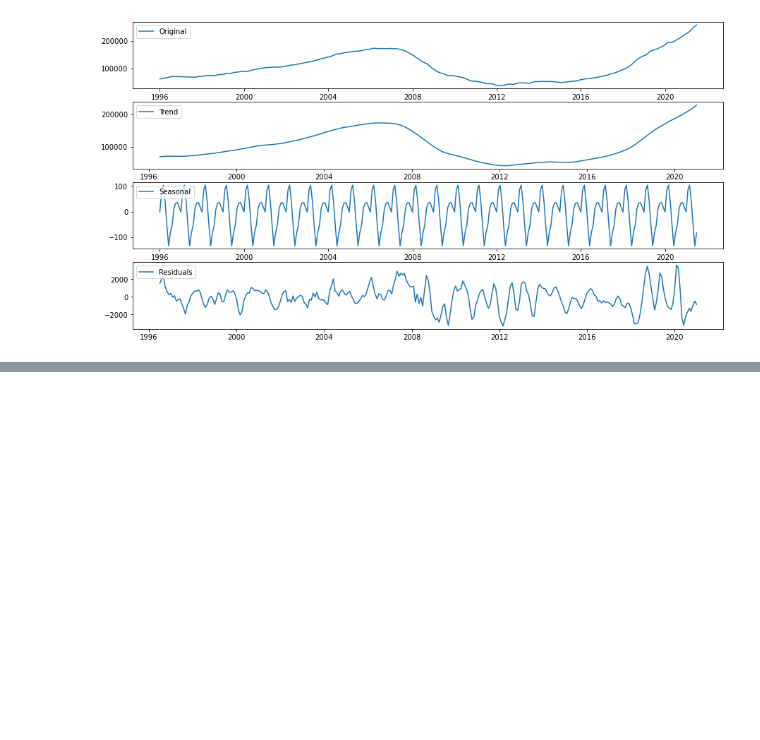
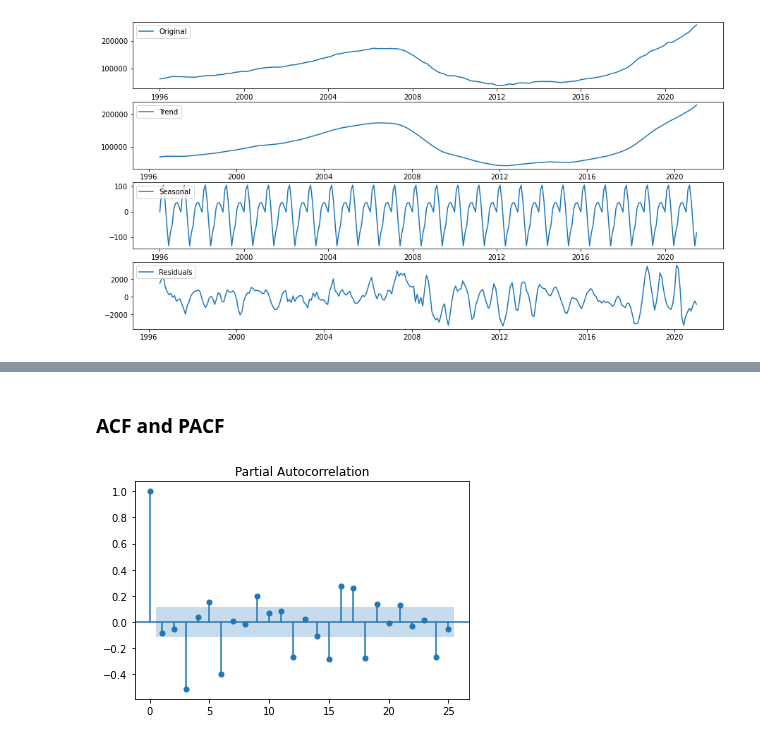
Before and after one commit to fivearm/Phase_4_Project, a Jupyter notebook: Zip_Code_Template.ipynb, the cells around one changed output, grey strips where cells are left out. Drawn from its saved outputs; the diff is of its cells as text; code cells hidden in the pictures; blank space fills up the shorter version.

```diff
--- a/Zip_Code_Template.ipynb
+++ b/Zip_Code_Template.ipynb
@@ -62,0 +95,6 @@ TypeError: naive_model() missing 1 required positional argument: 'test'
+# %% [markdown]
+### ACF and PACF
+# %%
+plot_pacf(Atlanta_diff2);
+# %% [output]
+[figure, added]
```
Also changed, not shown: parts of 21 cells of this notebook, 2 other files.
